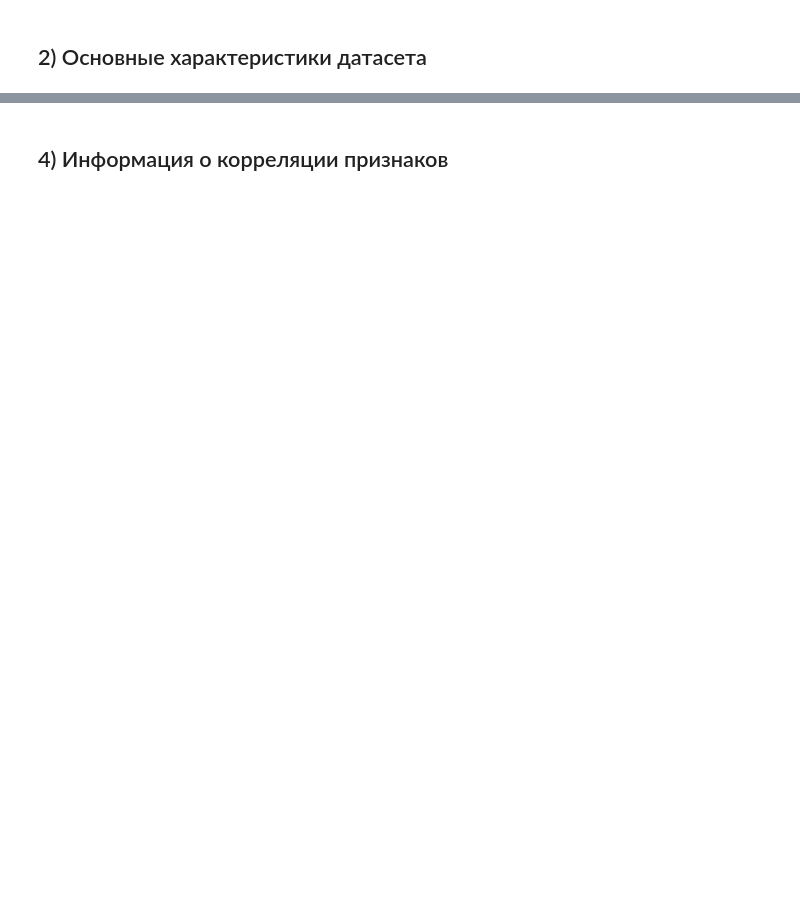
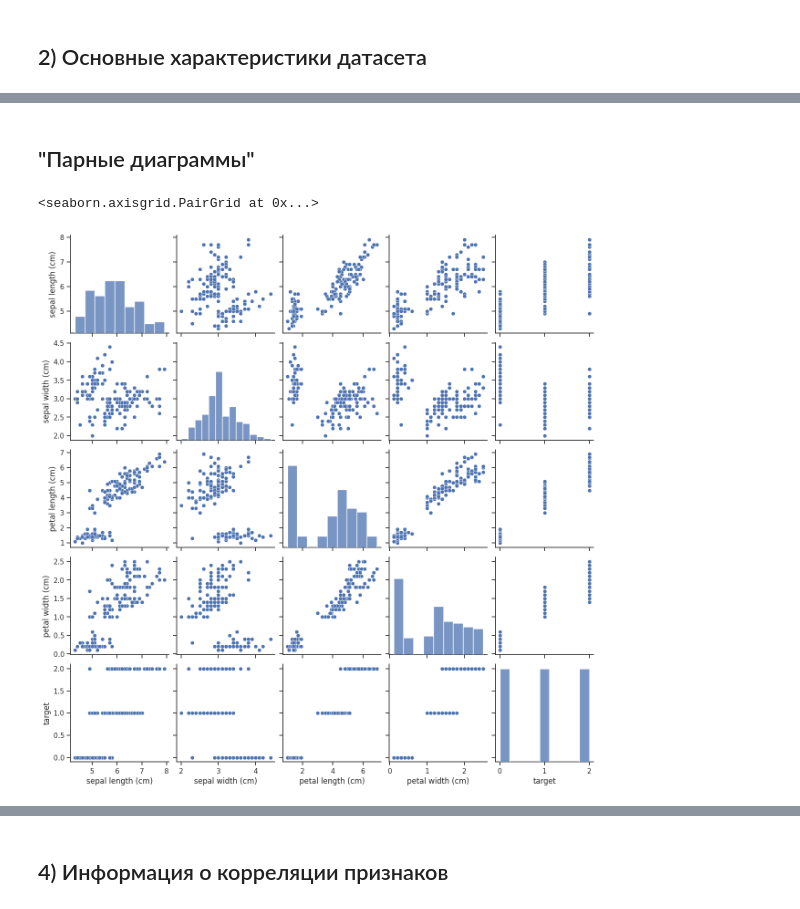
Before and after one commit to Matitor/TMO_labs, a Jupyter notebook: lab1.ipynb, the cells around one changed output, grey strips where cells are left out. Cells and saved outputs as stored; diff of their text form; code cells hidden in the pictures; blank space fills up the shorter version.

```diff
--- a/lab1.ipynb
+++ b/lab1.ipynb
@@ -57,0 +112,7 @@ data['Occupancy'].unique()
+# %% [markdown]
+## "Парные диаграммы"
+# %%
+sns.pairplot(data)
+# %% [output]
+<seaborn.axisgrid.PairGrid at 0x...>
+[figure, added]
```
Also changed, not shown: parts of 28 cells of this notebook, 2 other files.
